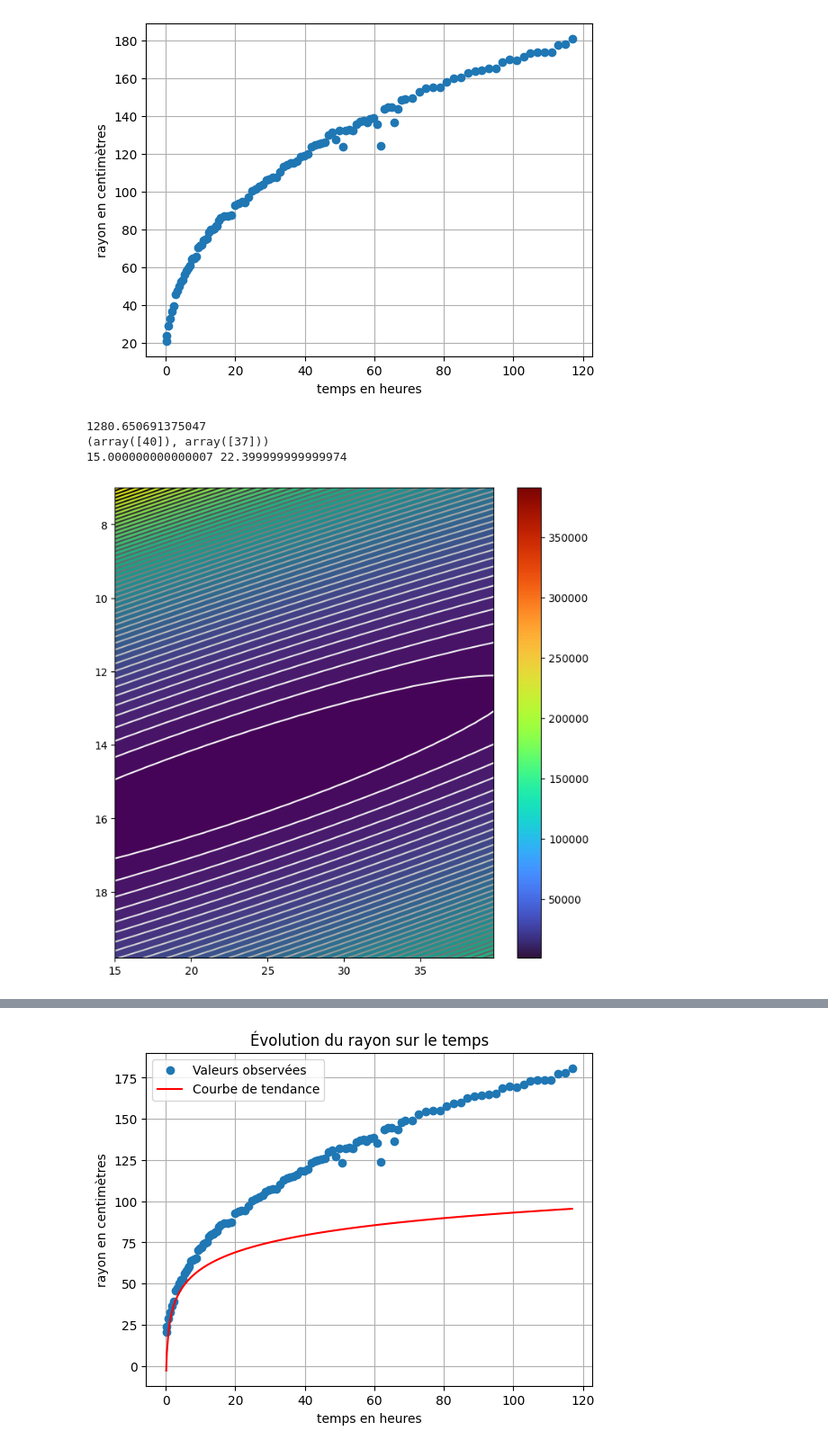
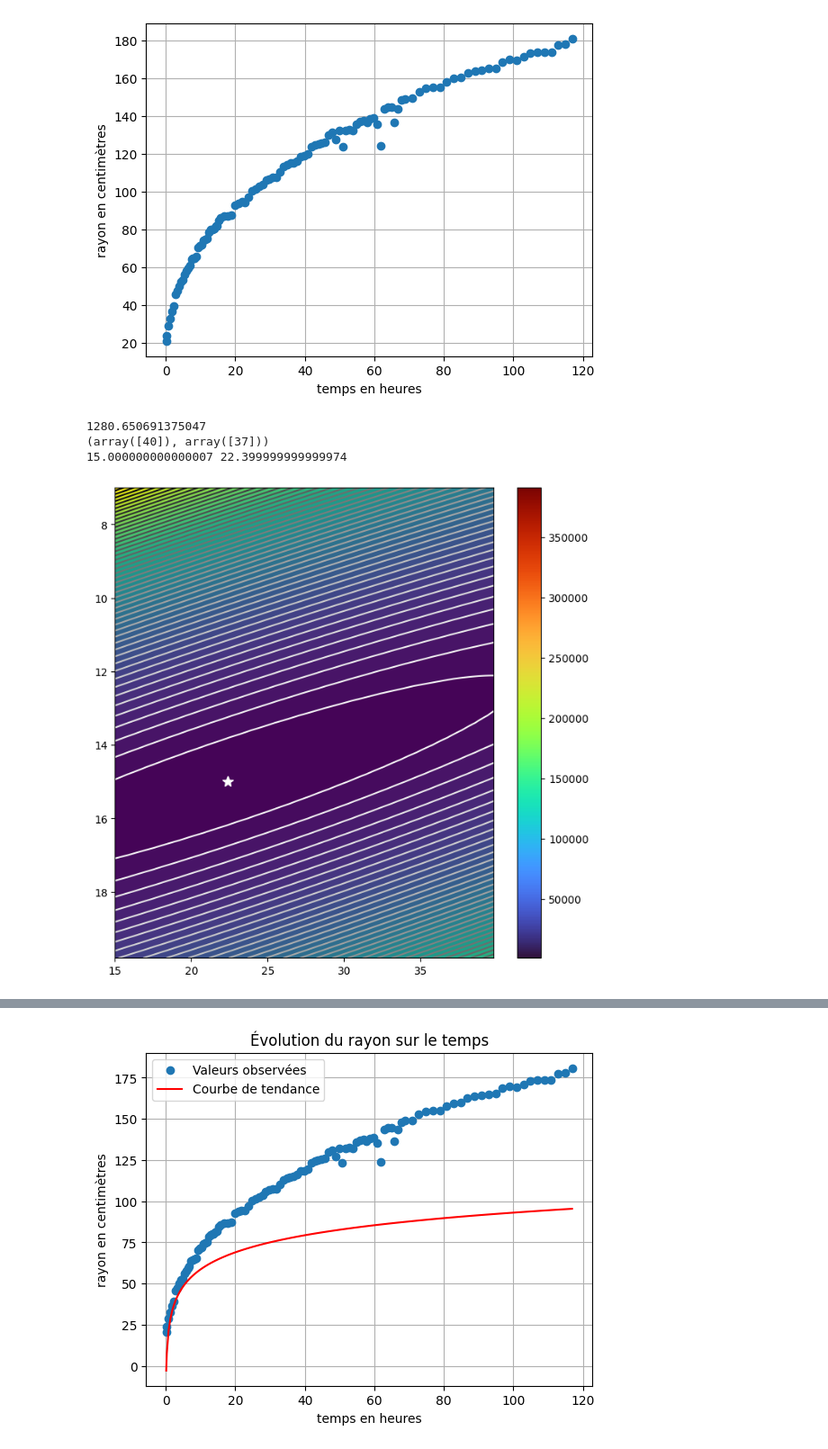
Before and after one commit to HDeBoever/gee-sat-imagery-analysis, a Jupyter notebook: cours6_info.ipynb, the cells around one changed output, grey strips where cells are left out. Shown at 90% size. Drawn from its saved outputs; the diff is of its cells as text; code cells hidden in the pictures.

```diff
--- a/cours6_info.ipynb
+++ b/cours6_info.ipynb
@@ -94,32 +125,32 @@ plt.grid()
 [figure]
 # %%
 # exploration des paramètres, la relation parait racine carrée
-def calculate_best_residual(x,y):
+def calculate_best_residual_root(x,y):
     a = np.arange(7,20,0.2)
     b = np.arange(15,40,0.2)
 
     residuals = np.zeros((len(a), len(b)))*np.nan
 
     for i in range(len(a)):
         for j in range(len(b)):
             y_model = a[i]*np.sqrt(x) + b[j]
             residuals[i,j] = np.sum((y-y_model)**2)
     extensions = [b[0], b[-1], a[-1], a[0]]
 
     print(np.min(residuals))
     print(np.where(residuals == np.min(residuals)))
     print(a[np.where(residuals == np.min(residuals))[0][0]], b[np.where(residuals == np.min(residuals))[1][0]])
     plt.figure(figsize=(8,8))
     plt.contourf(np.flipud(residuals), 50, extent=extensions)
     plt.contour(np.flipud(residuals), 50, extent=extensions, cmap='gray_r')
-    # plt.plot(b[15], a[34], '*w', markersize = 10)
+    plt.plot(b[np.where(residuals == np.min(residuals))[1][0]], a[np.where(residuals == np.min(residuals))[0][0]], '*w', markersize = 10)
     plt.imshow(residuals, aspect='auto', extent=extensions, cmap='turbo')
     plt.colorbar()
     plt.show()
 
-calculate_best_residual(temps, rayon)
+calculate_best_residual_root(temps, rayon)
 # %% [output]
 1280.650691375047
 (array([40]), array([37]))
 15.000000000000007 22.399999999999974
-[figure, old version]
+[figure, new version]
```
Also changed, not shown: parts of 3 cells of this notebook.
